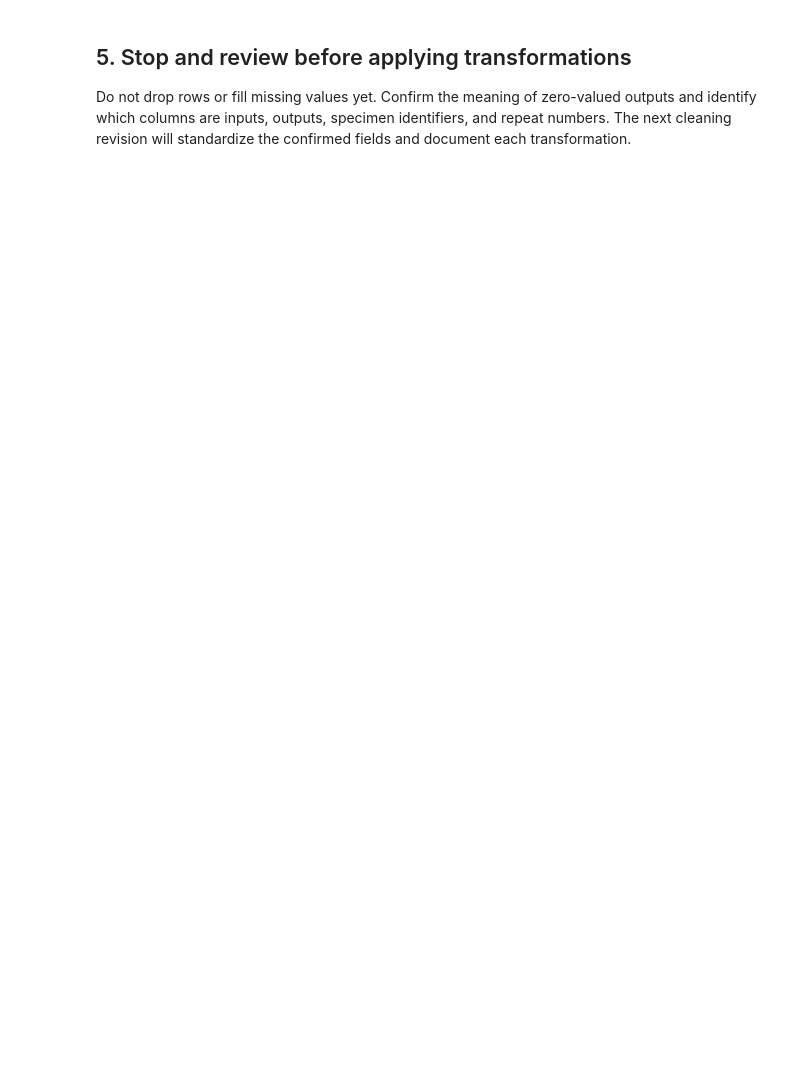
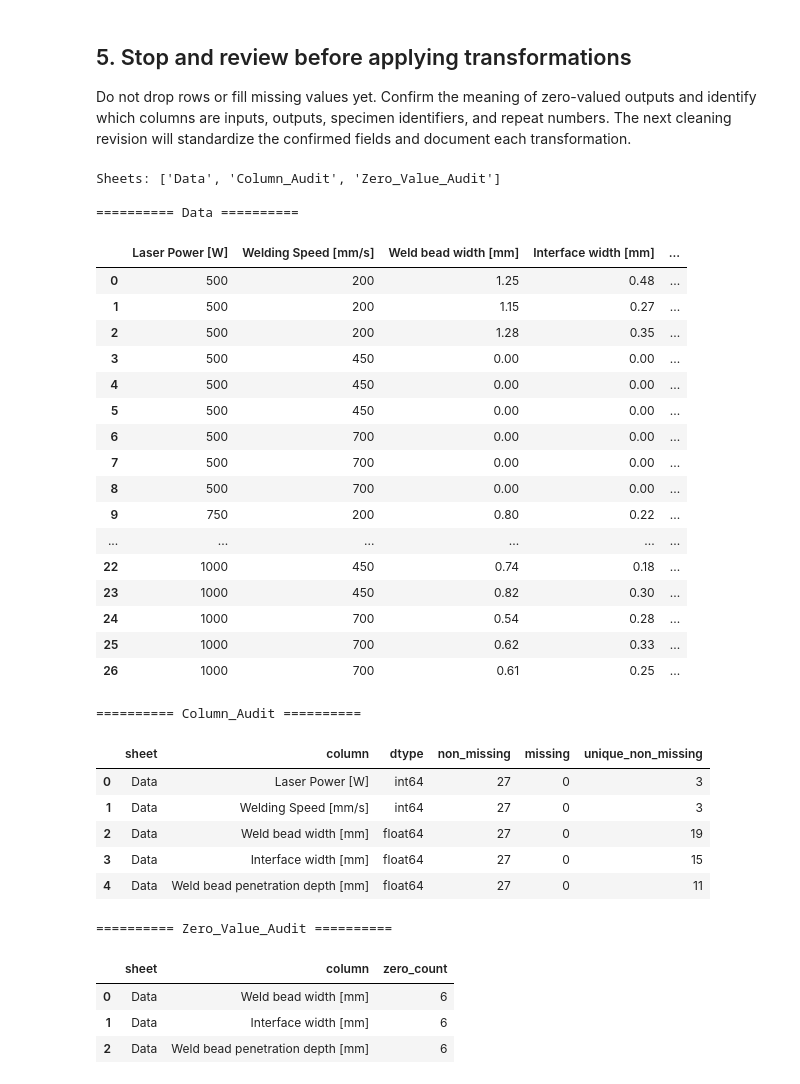
Before and after one commit to aadhilahamath07-pixel/AlCu-Laser-Welding-ML, a Jupyter notebook: notebooks/02_conventional_data_cleaning.ipynb, the cells around one changed output. Saved outputs shown, nothing was run; the diff lists cells and outputs as text; code cells hidden in the pictures; blank space fills up the shorter version.

```diff
--- a/notebooks/02_conventional_data_cleaning.ipynb
+++ b/notebooks/02_conventional_data_cleaning.ipynb
@@ -76,3 +125,50 @@ print("Original file remains unchanged:", RAW_FILE.exists())
 ## 5. Stop and review before applying transformations
 
 Do not drop rows or fill missing values yet. Confirm the meaning of zero-valued outputs and identify which columns are inputs, outputs, specimen identifiers, and repeat numbers. The next cleaning revision will standardize the confirmed fields and document each transformation.
+# %%
+
+import pandas as pd
+
+file_path = "data/processed/conventional_laser_welding_audit_copy.xlsx"
+
+xls = pd.ExcelFile(file_path)
+
+print("Sheets:", xls.sheet_names)
+
+for sheet in xls.sheet_names:
+    print("\n==========", sheet, "==========")
+    df = pd.read_excel(file_path, sheet_name=sheet)
+    display(df)
+# %% [output]
+Sheets: ['Data', 'Column_Audit', 'Zero_Value_Audit']
+
+========== Data ==========
+|  | Laser Power [W] | Welding Speed [mm/s] | Weld bead width [mm] | Interface width [mm] | ... |
+| 0 | 500 | 200 | 1.25 | 0.48 | ... |
+| 1 | 500 | 200 | 1.15 | 0.27 | ... |
+| 2 | 500 | 200 | 1.28 | 0.35 | ... |
+| 3 | 500 | 450 | 0.00 | 0.00 | ... |
+| 4 | 500 | 450 | 0.00 | 0.00 | ... |
+| 5 | 500 | 450 | 0.00 | 0.00 | ... |
+| 6 | 500 | 700 | 0.00 | 0.00 | ... |
+| 7 | 500 | 700 | 0.00 | 0.00 | ... |
+| 8 | 500 | 700 | 0.00 | 0.00 | ... |
+| 9 | 750 | 200 | 0.80 | 0.22 | ... |
+| ... | ... | ... | ... | ... | ... |
+| 22 | 1000 | 450 | 0.74 | 0.18 | ... |
+| 23 | 1000 | 450 | 0.82 | 0.30 | ... |
+| 24 | 1000 | 700 | 0.54 | 0.28 | ... |
+| 25 | 1000 | 700 | 0.62 | 0.33 | ... |
+| 26 | 1000 | 700 | 0.61 | 0.25 | ... |
+========== Column_Audit ==========
+|  | sheet | column | dtype | non_missing | missing | unique_non_missing |
+| 0 | Data | Laser Power [W] | int64 | 27 | 0 | 3 |
+| 1 | Data | Welding Speed [mm/s] | int64 | 27 | 0 | 3 |
+| 2 | Data | Weld bead width [mm] | float64 | 27 | 0 | 19 |
+| 3 | Data | Interface width [mm] | float64 | 27 | 0 | 15 |
+| 4 | Data | Weld bead penetration depth [mm] | float64 | 27 | 0 | 11 |
+========== Zero_Value_Audit ==========
+|  | sheet | column | zero_count |
+| 0 | Data | Weld bead width [mm] | 6 |
+| 1 | Data | Interface width [mm] | 6 |
+| 2 | Data | Weld bead penetration depth [mm] | 6 |
```
Also changed, not shown: parts of 7 cells of this notebook.
